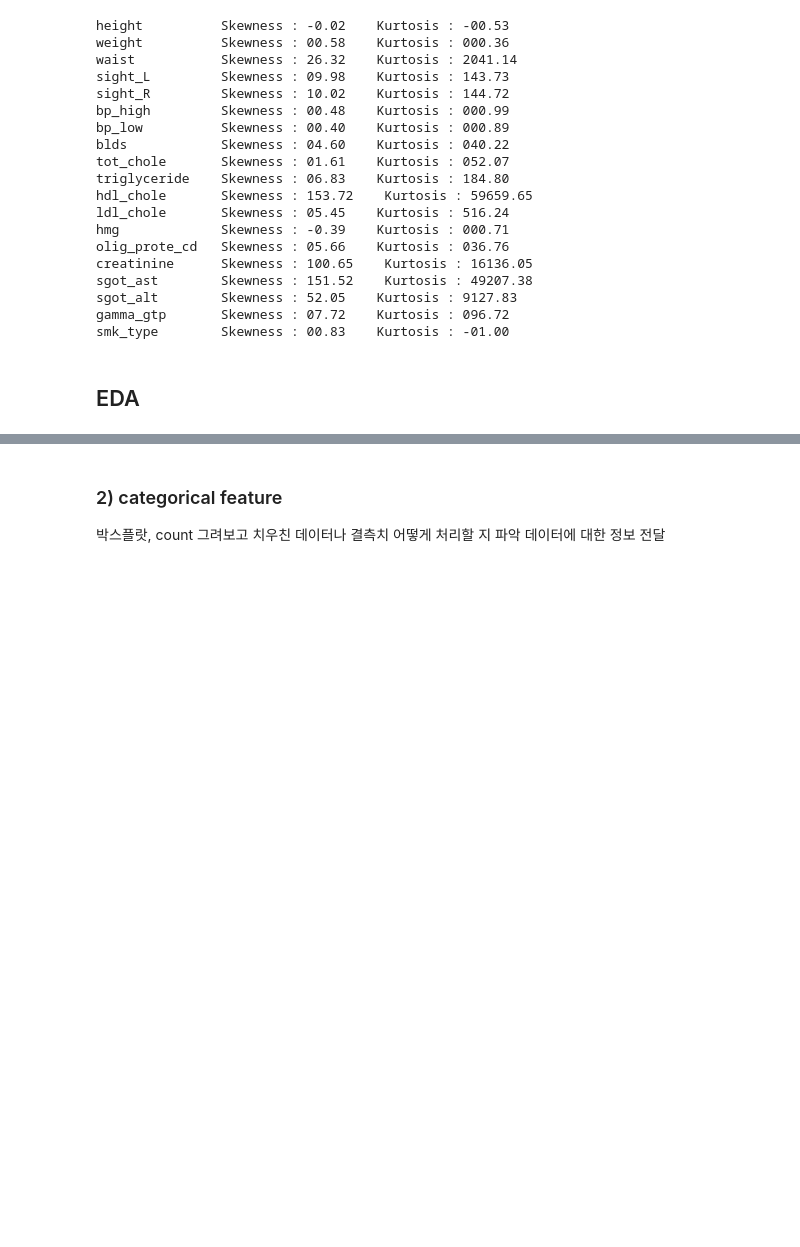
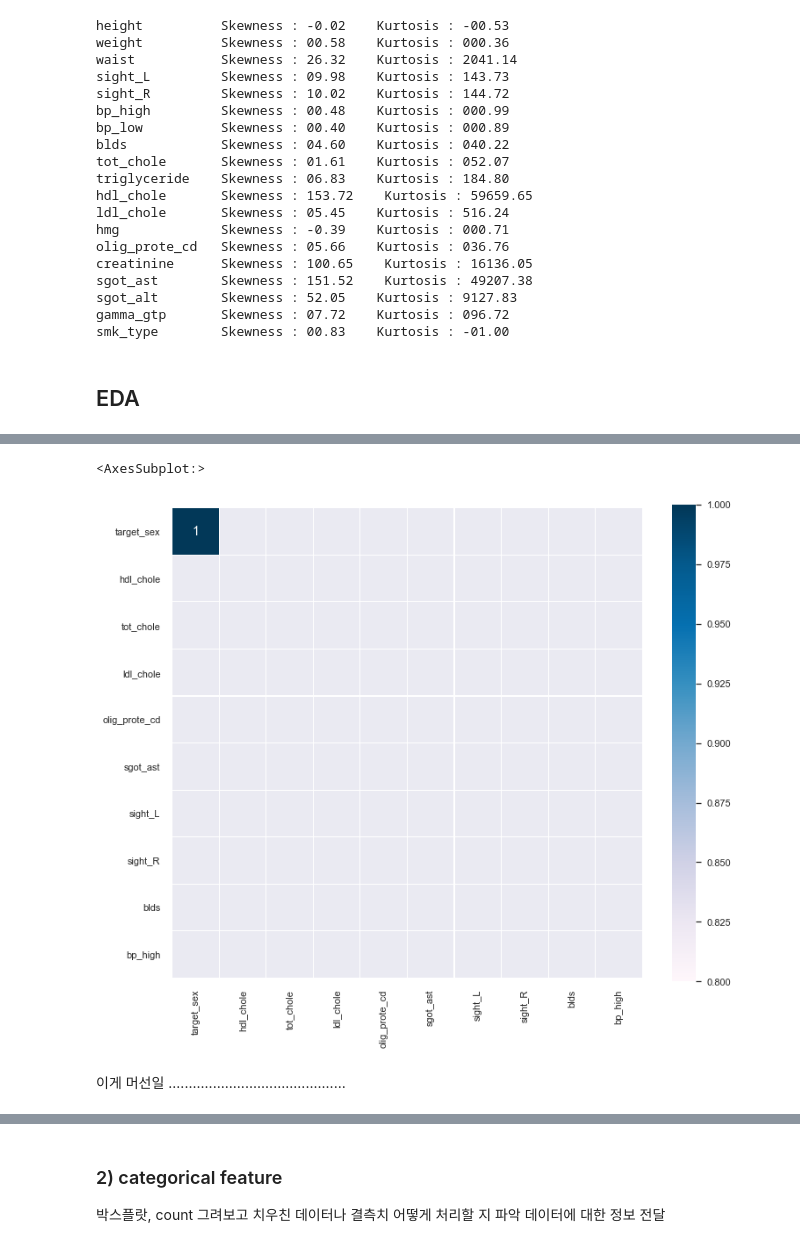
Before and after one commit to GayeonKimm/DS, a Jupyter notebook: 220527 medical checkup infomation_2017.ipynb, the cells around one changed output, grey strips where cells are left out. Drawn from its saved outputs; the diff is of its cells as text; code cells hidden in the pictures; blank space fills up the shorter version.

```diff
--- a/220527 medical checkup infomation_2017.ipynb
+++ b/220527 medical checkup infomation_2017.ipynb
@@ -491,0 +535,12 @@ heat map, 상관관계 파악
+# %%
+cm = np.corrcoef(df_train[cols].values.T)
+f,ax = plt.subplots(figsize = (12,10))
+
+sns.heatmap(cm, vmax=.8, linewidths = 0.1, square=True, annot = True, cmap=colormap,
+           linecolor = 'white', xticklabels= cols.values, annot_kws = {'size':14},
+           yticklabels = cols.values)
+# %% [output]
+<AxesSubplot:>
+[figure, added]
+# %% [markdown]
+이게 머선일 ............................................
```
Also changed, not shown: parts of 14 cells of this notebook.
